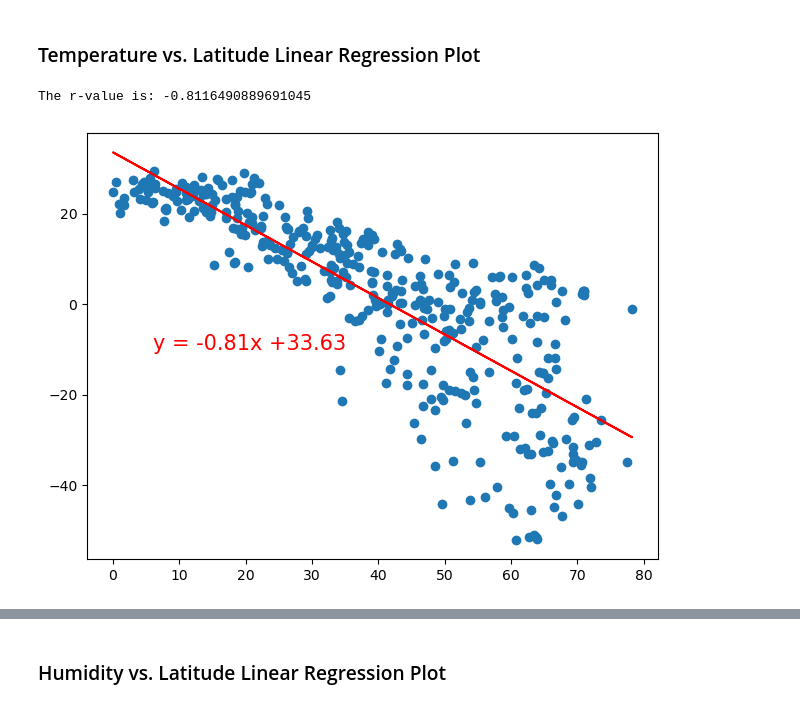
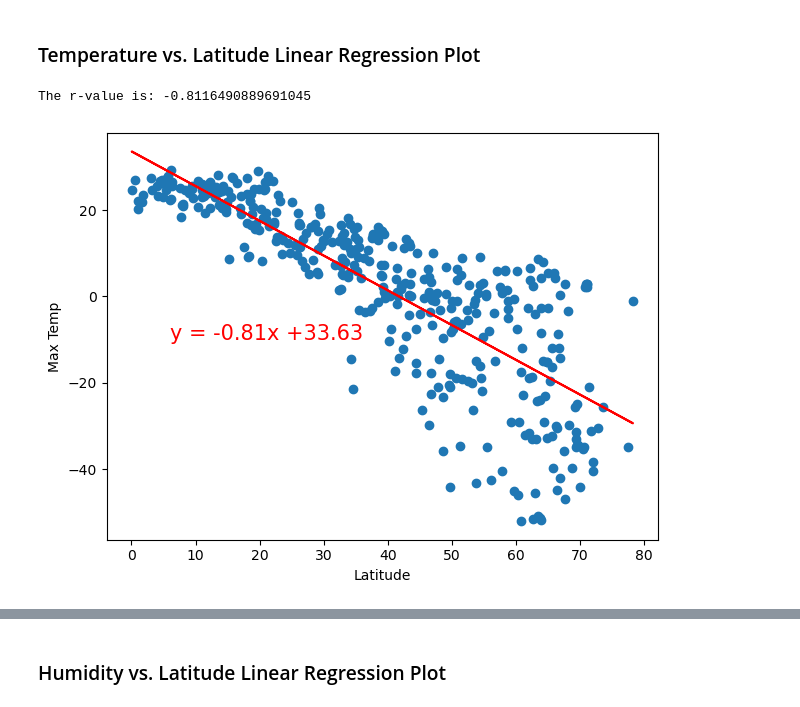
Before and after one commit to samipete/WeatherPy-VacationPy, a Jupyter notebook: Weather_VacationPy/WeatherPy.ipynb, the cells around one changed output, grey strips where cells are left out. Saved outputs shown, nothing was run; the diff lists cells and outputs as text; code cells hidden in the pictures.

```diff
--- a/Weather_VacationPy/WeatherPy.ipynb
+++ b/Weather_VacationPy/WeatherPy.ipynb
@@ -284,7 +284,7 @@ plt.show()
 ## Requirement 2: Compute Linear Regression for Each Relationship
 # %%
 # Define a function to create Linear Regression plots
-def linreg_eq (x_axis, y_axis, eq_coord):
+def linreg_eq (x_axis, y_axis, eq_coord, x_lab, y_lab):
     (slope, intercept, rvalue, pvalue, stderr) = linregress(x_axis, y_axis)
     # Get regression values
     regress_values = x_axis * slope + intercept
@@ -294,9 +294,12 @@ def linreg_eq (x_axis, y_axis, eq_coord):
     plt.annotate(line_eq, eq_coord, fontsize=15, color="red")
     plt.scatter(x_axis, y_axis)
     plt.plot(x_axis, regress_values, 'r-')
+    plt.xlabel(x_lab)
+    plt.ylabel(y_lab)
     plt.tight_layout()
     print(f"The r-value is: {rvalue}")
     plt.show()
+    #print(plt.plot)
 # %%
 # Create a DataFrame with the Northern Hemisphere data (Latitude >= 0)
 northern_hemi_df = city_data_df[(city_data_df['Lat']>=0)]
@@ -327,9 +330,9 @@ southern_hemi_df.head()
 ###  Temperature vs. Latitude Linear Regression Plot
 # %%
 # Linear regression on Northern Hemisphere
-linreg_eq(northern_hemi_df['Lat'], northern_hemi_df['Max Temp'],(6, -10))
+linreg_eq(northern_hemi_df['Lat'], northern_hemi_df['Max Temp'],(6, -10), 'Latitude', 'Max Temp')
 # %% [output]
 The r-value is: -0.8116490889691045
-[figure, old version]
+[figure, new version]
 # %%
 # Linear regression on Southern Hemisphere
```
Also changed, not shown: parts of 17 cells of this notebook.
